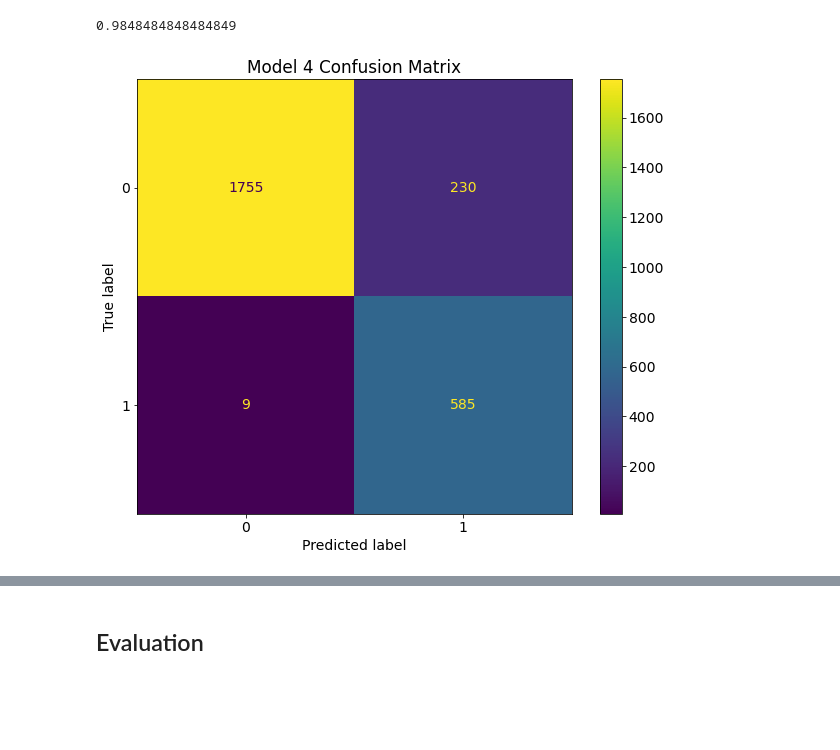
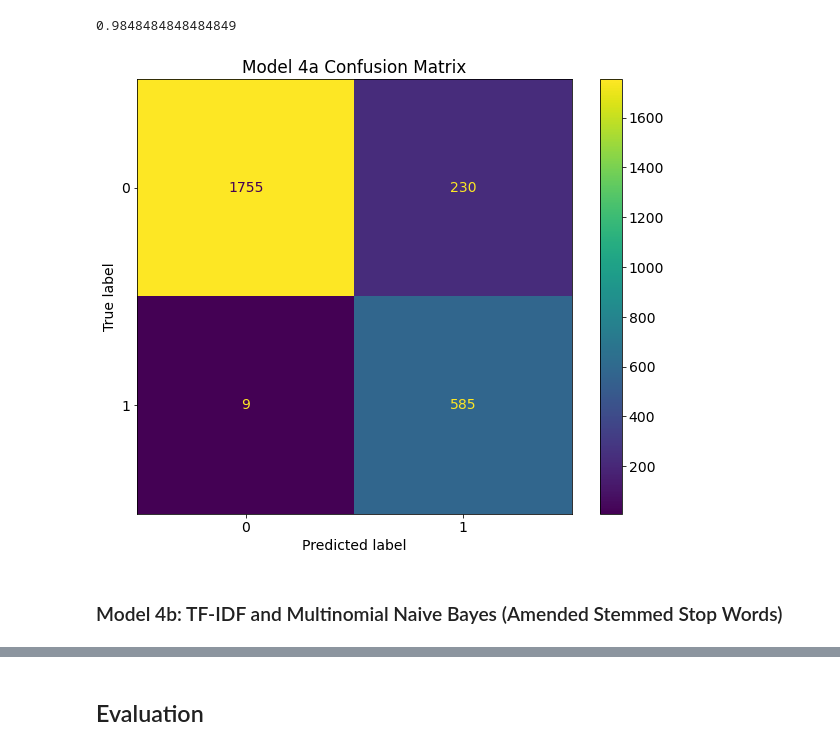
Before and after one commit to jordanate/depression-tweets-sentiment-analysis, a Jupyter notebook: phase-4-project-notebook.ipynb, the cells around one changed output, grey strips where cells are left out. Cells and saved outputs as stored; diff of their text form; code cells hidden in the pictures; blank space fills up the shorter version.

```diff
--- a/phase-4-project-notebook.ipynb
+++ b/phase-4-project-notebook.ipynb
@@ -434,0 +523,2 @@ plot_confusion_matrix(pipe_mnb_vec, X_test, y_test, ax=ax);
+# %%
+pipe_mnb_vec_b.fit(X_train, y_train)
@@ -434,0 +543,6 @@ plot_confusion_matrix(pipe_mnb_vec, X_test, y_test, ax=ax);
+# %%
+# Creating a confusion matrix
+fig, ax = plt.subplots(figsize = (10, 8))
+plt.rcParams.update({'font.size': 14})
+ax.set_title('Model 3b Confusion Matrix')
+plot_confusion_matrix(pipe_mnb_vec_b, X_test, y_test, ax=ax);
@@ -437,11 +553,11 @@ plot_confusion_matrix(pipe_mnb_vec, X_test, y_test, ax=ax);
 # %%
-pipe_mnb_tfidc = Pipeline([
+pipe_mnb_tfidc_a = Pipeline([
   ('tfidf', TfidfVectorizer(stop_words=stemmed_stopwords, tokenizer=stem_and_tokenize)),
    ('smote', SMOTE(random_state=42)),
    ('mnb', MultinomialNB())
 ])
 # %%
-pipe_mnb_tfidc.fit(X_train, y_train)
+pipe_mnb_tfidc_a.fit(X_train, y_train)
 # %% [output]
 Pipeline(steps=[('tfidf',
                  TfidfVectorizer(stop_words=['i', 'me', 'my', 'myself', 'we',
@@ -463,10 +579,12 @@ recall_score(y_test, y_preds_mnb_tfidf)
 # %%
 # Creating a confusion matrix
 fig, ax = plt.subplots(figsize = (10, 8))
 plt.rcParams.update({'font.size': 14})
-ax.set_title('Model 4 Confusion Matrix')
-plot_confusion_matrix(pipe_mnb_tfidc, X_test, y_test, ax=ax);
+ax.set_title('Model 4a Confusion Matrix')
+plot_confusion_matrix(pipe_mnb_tfidc_a, X_test, y_test, ax=ax);
 # %% [output]
-[figure, old version]
+[figure, new version]
 # %%
 # pipe_mnb_tfidc.score(X_test, y_test)
+# %% [markdown]
+### Model 4b: TF-IDF and Multinomial Naive Bayes (Amended Stemmed Stop Words)
```
Also changed, not shown: parts of 64 cells of this notebook.
